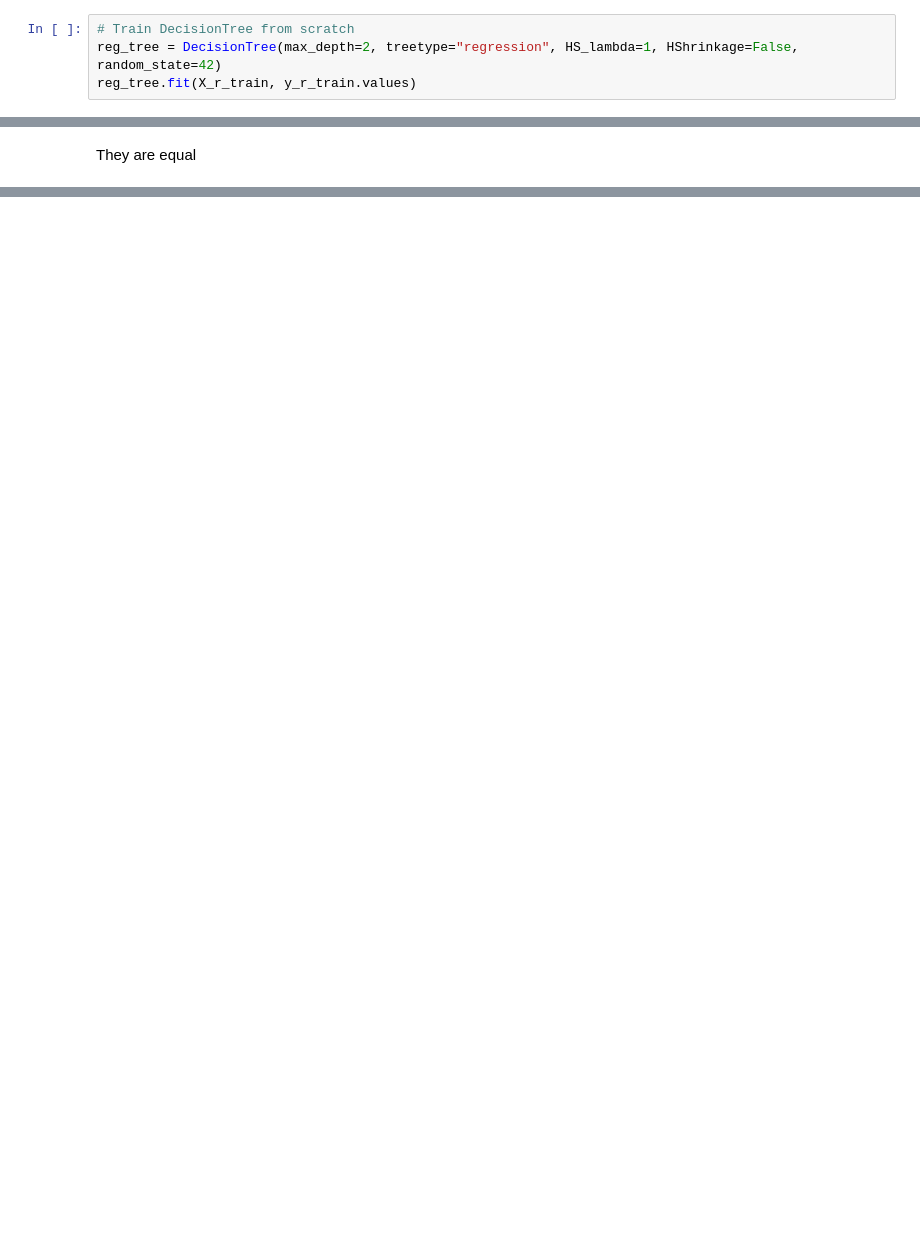
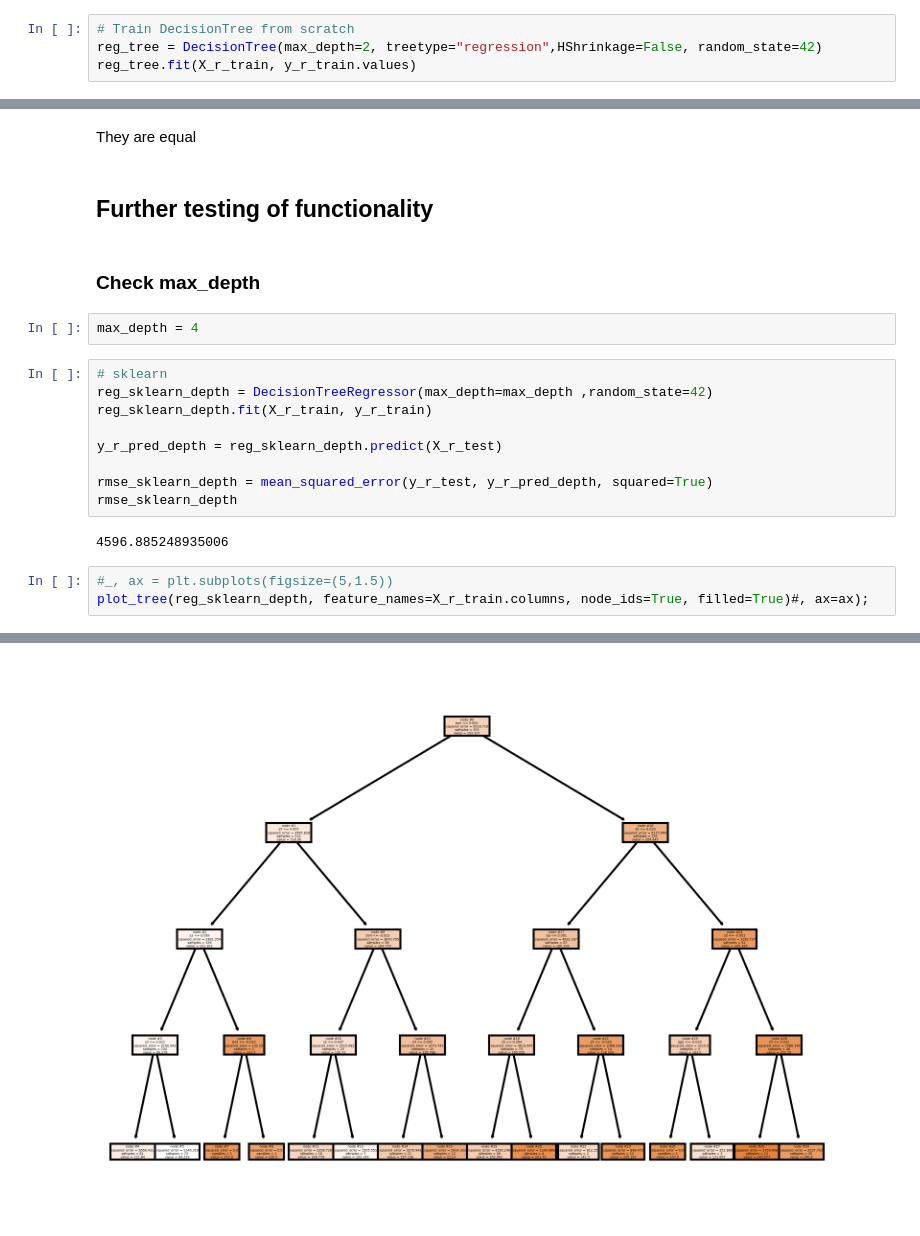
Before and after one commit to markusloecher/TreeBasedModel, a Jupyter notebook: notebooks/TestingComparison_TreeModelsScratch.ipynb, the cells around one changed output, grey strips where cells are left out. Cells and saved outputs as stored; diff of their text form; blank space fills up the shorter version.

```diff
--- a/notebooks/ComparisonHS_with_imodels.ipynb
+++ b/notebooks/TestingComparison_TreeModelsScratch.ipynb
@@ -156,6 +85,6 @@ The values from Dingyi's code are not equal to the values from sklearn?!
 # %%
 # Train DecisionTree from scratch
-reg_tree = DecisionTree(max_depth=2, treetype="regression", HS_lambda=1, HShrinkage=False, random_state=42)
+reg_tree = DecisionTree(max_depth=2, treetype="regression",HShrinkage=False, random_state=42)
 reg_tree.fit(X_r_train, y_r_train.values)
 # %%
 # Predict
@@ -641,2 +551,23 @@ array([[0.36703297, 0.63296703],
 # %% [markdown]
 They are equal
+# %% [markdown]
+## Further testing of functionality
+# %% [markdown]
+### Check max_depth
+# %%
+max_depth = 4
+# %%
+# sklearn
+reg_sklearn_depth = DecisionTreeRegressor(max_depth=max_depth ,random_state=42)
+reg_sklearn_depth.fit(X_r_train, y_r_train)
+
+y_r_pred_depth = reg_sklearn_depth.predict(X_r_test)
+
+rmse_sklearn_depth = mean_squared_error(y_r_test, y_r_pred_depth, squared=True)
+rmse_sklearn_depth
+# %% [output]
+4596.885248935006
+# %%
+#_, ax = plt.subplots(figsize=(5,1.5))
+plot_tree(reg_sklearn_depth, feature_names=X_r_train.columns, node_ids=True, filled=True)#, ax=ax);
+# %% [output]
@@ -642,0 +591 @@ They are equal
+[figure, added]
```
Also changed, not shown: parts of 105 cells of this notebook, 4 other files.
